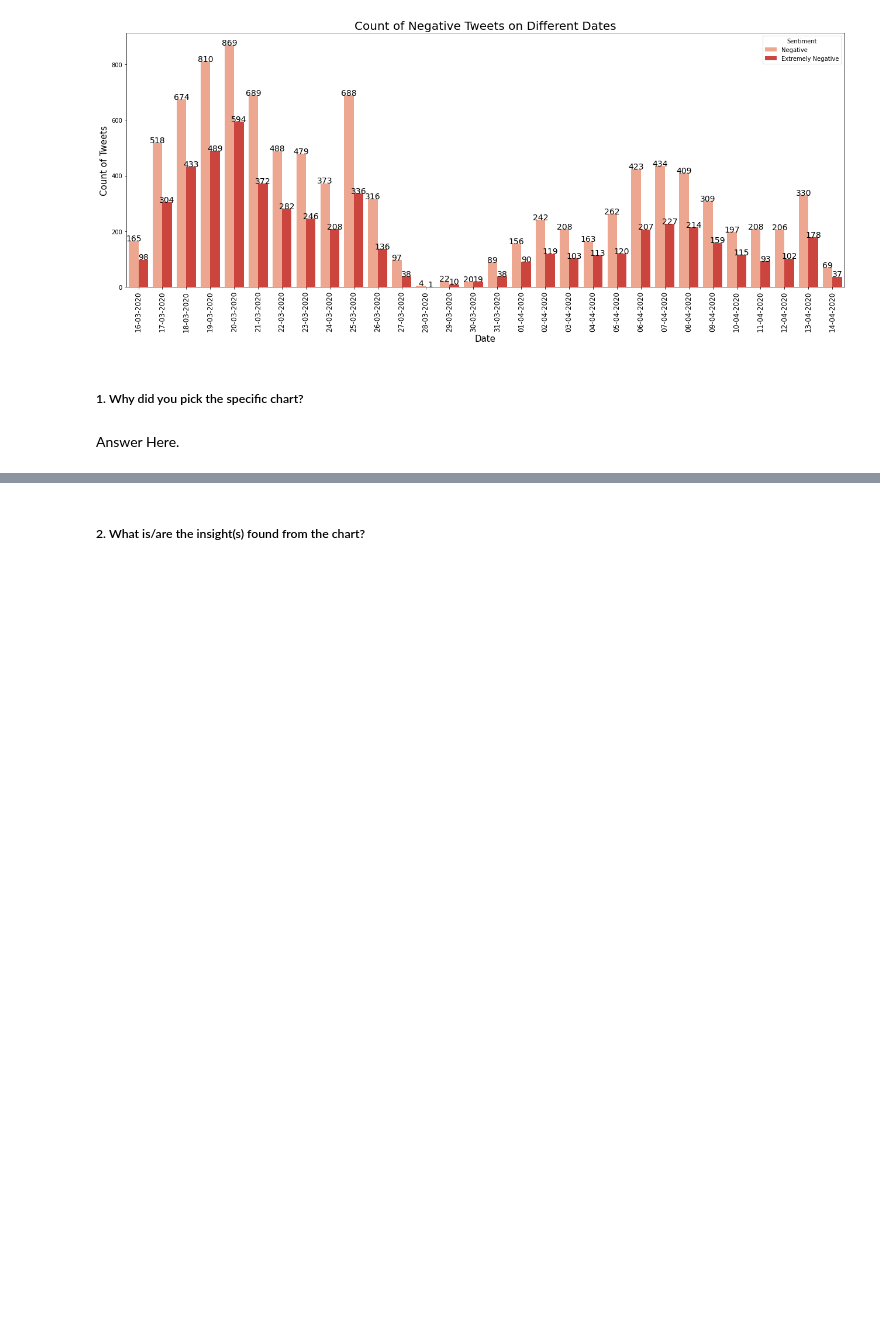
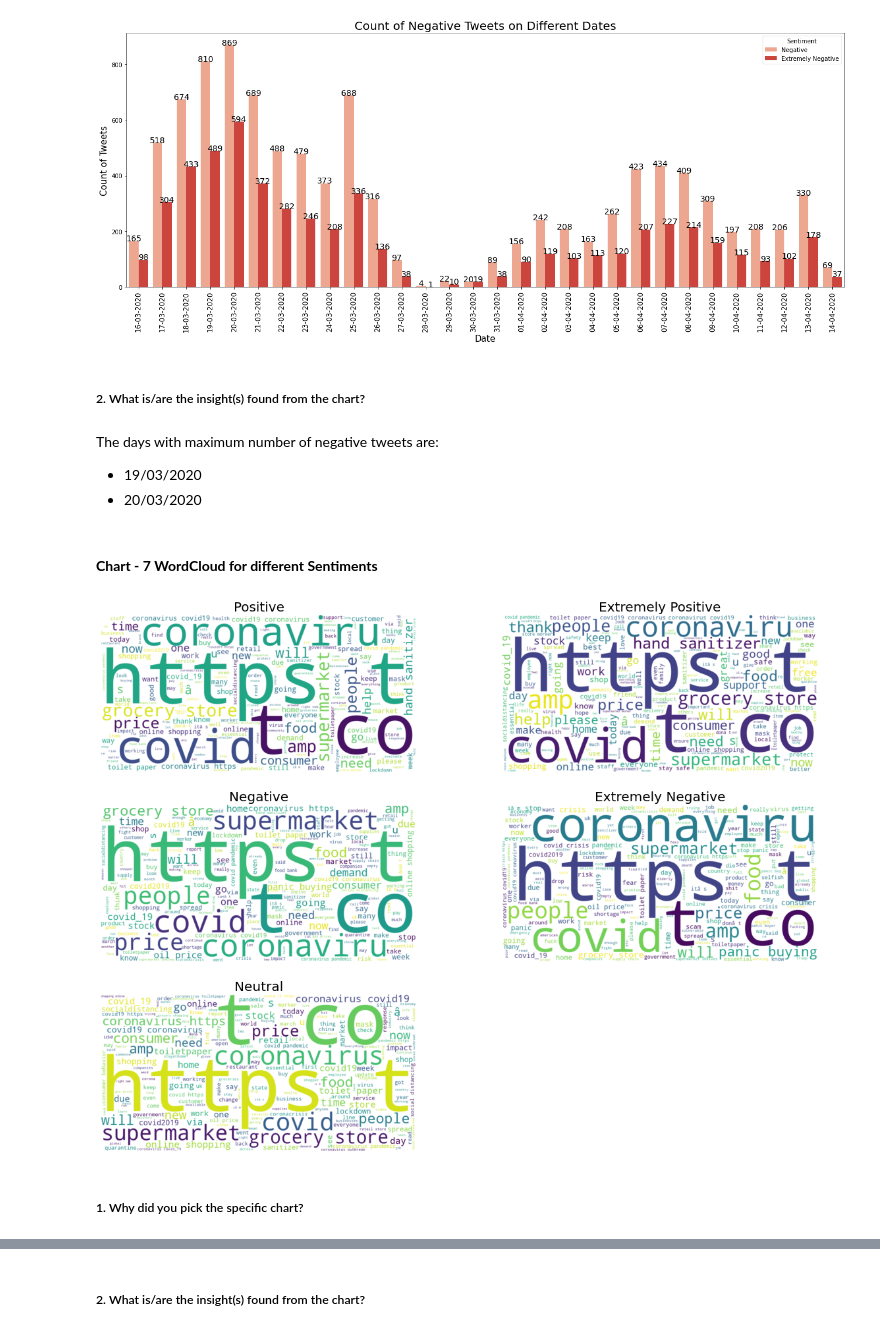
Before and after one commit to srkpriyanka95/Corona-Tweet-Sentiment-Analysis, a Jupyter notebook: Corona_virus_tweet_Sentiment_Analysis.ipynb, the cells around one changed output, grey strips where cells are left out. Saved outputs shown, nothing was run; the diff lists cells and outputs as text; code cells hidden in the pictures; blank space fills up the shorter version.

```diff
--- a/Corona_virus_tweet_Sentiment_Analysis.ipynb
+++ b/Corona_virus_tweet_Sentiment_Analysis.ipynb
@@ -498,7 +514,35 @@ plt.xticks(rotation=90,fontsize=12)
 plt.show()
 # %% [output]
 [figure]
+# %% [markdown]
+##### 2. What is/are the insight(s) found from the chart?
+# %% [markdown]
+The days with maximum number of negative tweets are:
+* 19/03/2020
+* 20/03/2020
+# %% [markdown]
+#### **Chart - 7 WordCloud for different Sentiments**
+# %%
+# Creating a function for wordcloud
+
+def wordcloud(x,col):
+  sep=data[data['Sentiment'] == x]['OriginalTweet'].apply(lambda x:x.lower())
+  sentence = ' '.join(word for word in sep)
+  wordc = WordCloud(width=1000, height=500,background_color ='White').generate(sentence)
+  plt.subplot(3,2,col)
+  plt.imshow(wordc,interpolation='bilinear')
+  plt.axis("off")
+  plt.title(x,fontsize=20)
+# %%
+# Chart - 7 visualization code
+figsize(20,15)
+wordcloud('Positive',1)
+wordcloud('Extremely Positive',2)
+wordcloud('Negative',3)
+wordcloud('Extremely Negative',4)
+wordcloud('Neutral',5)
+plt.show()
+# %% [output]
+[figure, added]
 # %% [markdown]
 ##### 1. Why did you pick the specific chart?
-# %% [markdown]
-Answer Here.
```
Also changed, not shown: parts of 167 cells of this notebook.
